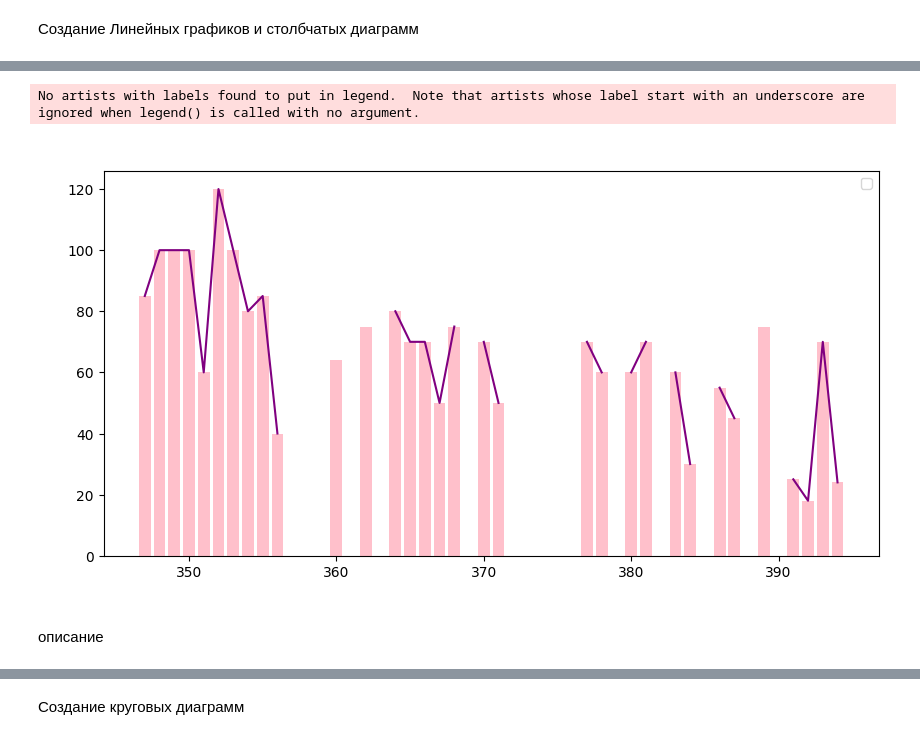
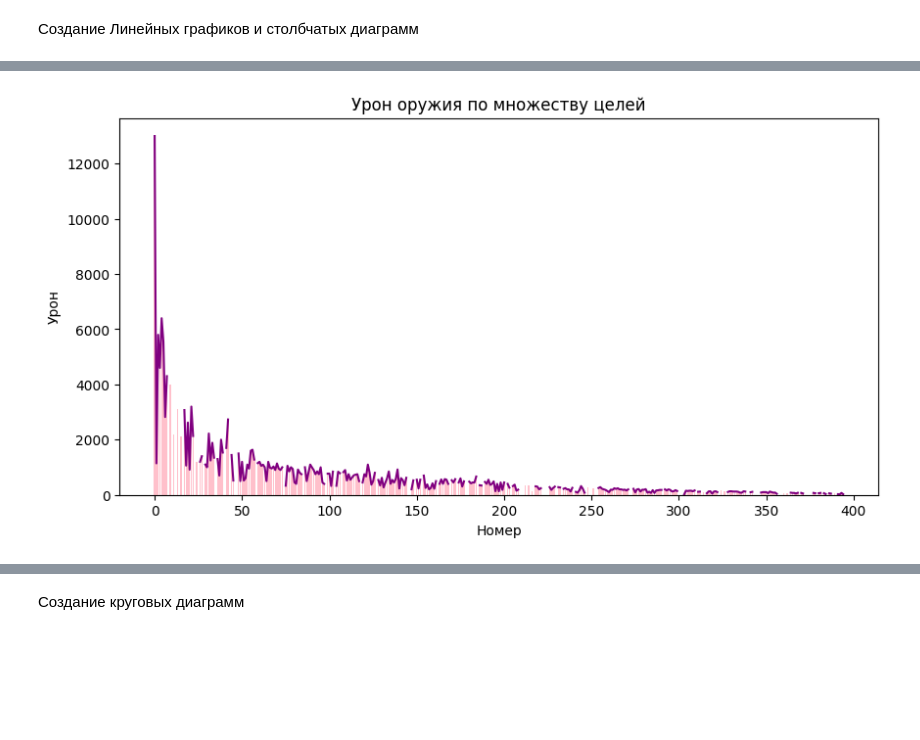
Before and after one commit to GRL7559/Project-PY, a Jupyter notebook: Practics/Graphics.ipynb, the cells around one changed output, grey strips where cells are left out. Saved outputs shown, nothing was run; the diff lists cells and outputs as text; code cells hidden in the pictures; blank space fills up the shorter version.

```diff
--- a/Practics/Graphics.ipynb
+++ b/Practics/Graphics.ipynb
@@ -42,14 +40,10 @@ plt.show()
 # %%
 plt.figure(figsize=(10, 5))
-plt.plot(df.tail(50).index, df['DPS (MULTI TARGET)'].tail(50), color = "purple")
-plt.bar(df.tail(50).index,df['DPS (MULTI TARGET)'].tail(50), color = "pink")
-plt.title(' ')
-plt.xlabel(' ')
-plt.ylabel(' ')
-plt.legend()
+plt.plot(df.index, df['DPS (MULTI TARGET)'], color = "purple")
+plt.bar(df.index,df['DPS (MULTI TARGET)'], color = "pink")
+plt.title('Урон оружия по множеству целей')
+plt.xlabel('Номер')
+plt.ylabel('Урон')
 plt.show()
 # %% [output]
-No artists with labels found to put in legend.  Note that artists whose label start with an underscore are ignored when legend() is called with no argument.
-[figure, old version]
+[figure, new version]
-# %% [markdown]
-описание
```
Also changed, not shown: parts of 19 cells of this notebook.
